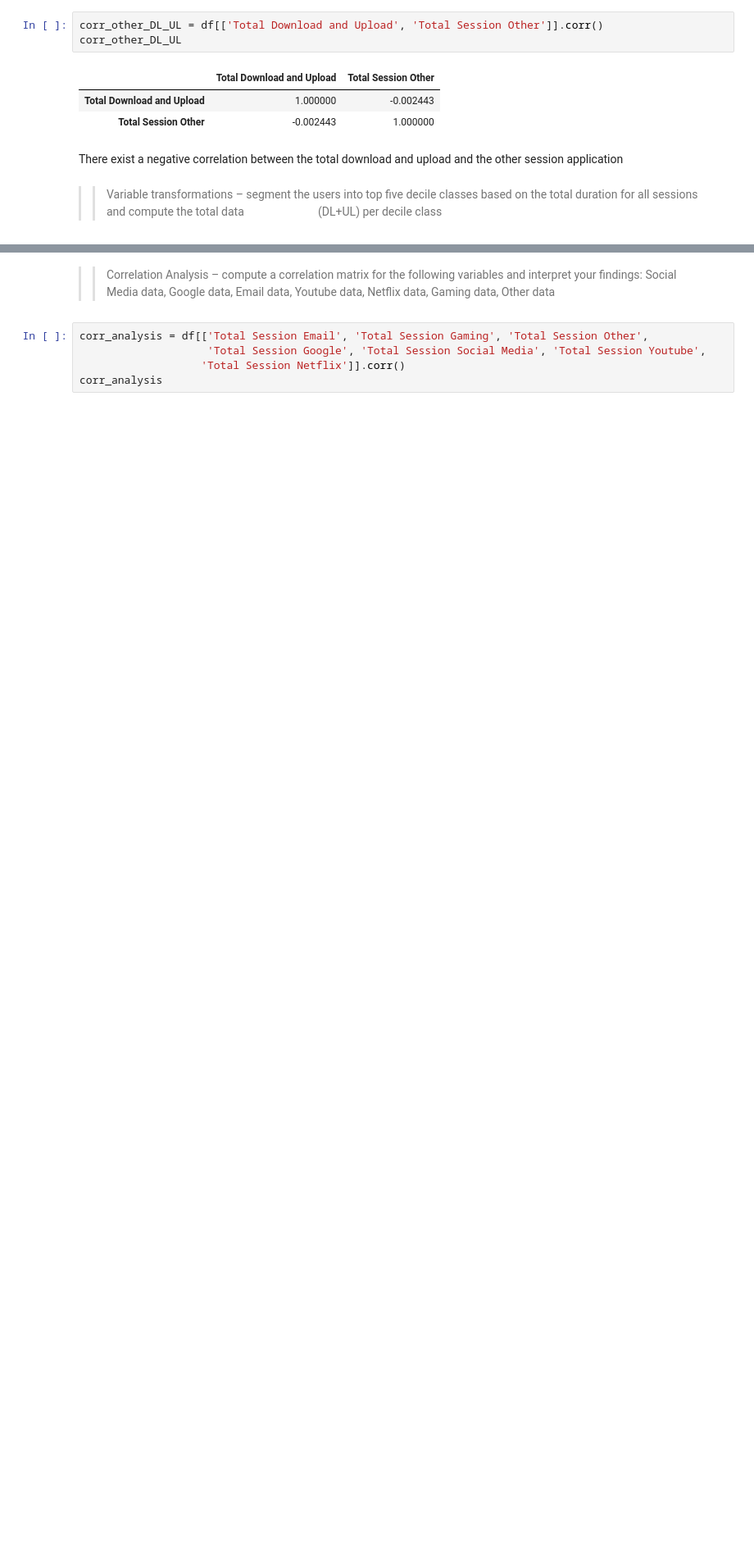
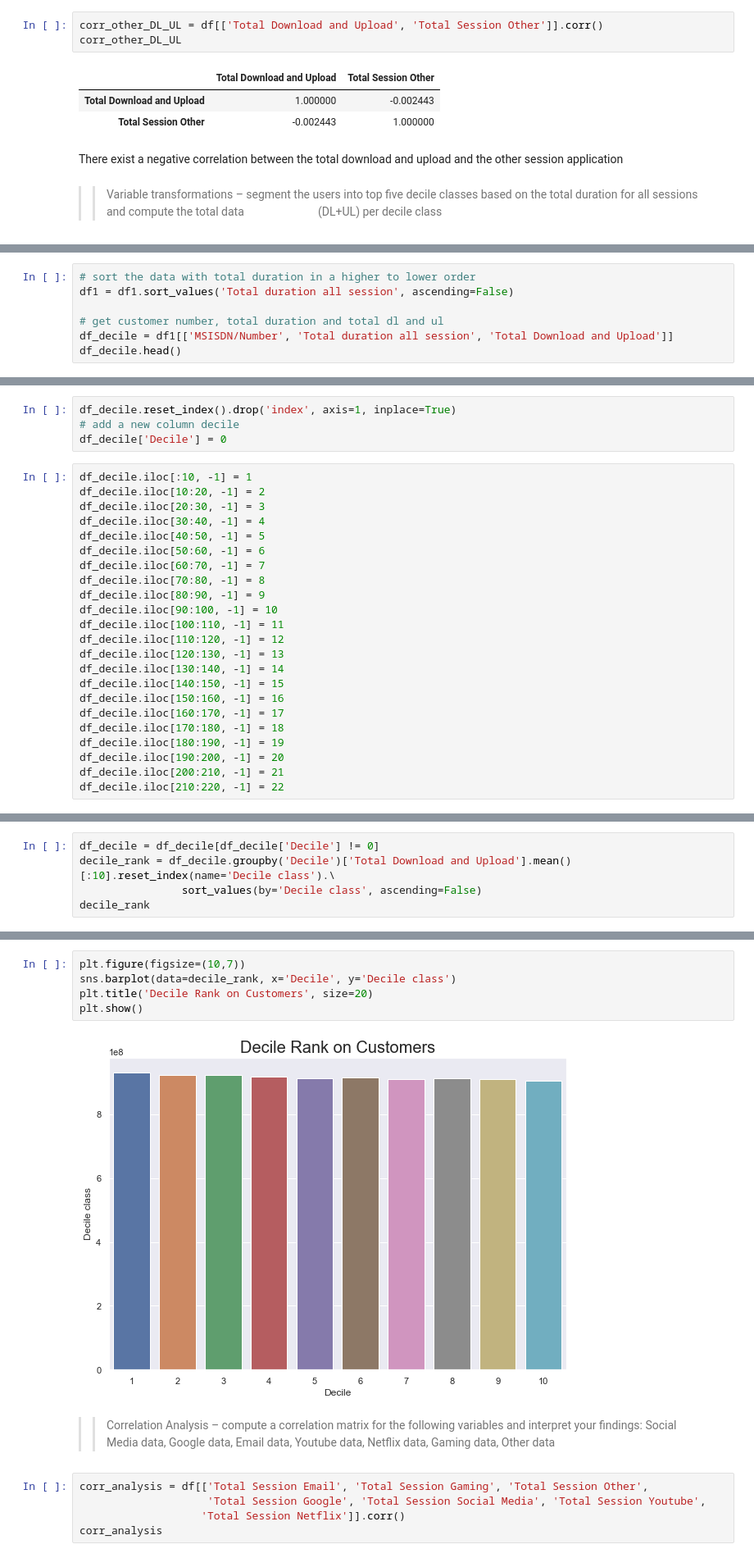
Before and after one commit to Abuton/telecommunication-data-analysis, a Jupyter notebook: Task 1 (User Overview) alaroabubakarolayemi@yahoo.com (ID- 998472020).ipynb, the cells around one changed output, grey strips where cells are left out. Shown at 82% size. Cells and saved outputs as stored; diff of their text form; blank space fills up the shorter version.

```diff
--- a/Task 1 (User Overview) alaroabubakarolayemi@yahoo.com (ID- 998472020).ipynb
+++ b/Task 1 (User Overview) alaroabubakarolayemi@yahoo.com (ID- 998472020).ipynb
@@ -821,0 +816,7 @@ Name: Total duration all session, dtype: int64
+# %%
+# sort the data with total duration in a higher to lower order
+df1 = df1.sort_values('Total duration all session', ascending=False)
+
+# get customer number, total duration and total dl and ul
+df_decile = df1[['MSISDN/Number', 'Total duration all session', 'Total Download and Upload']]
+df_decile.head()
@@ -821,0 +830,27 @@ Name: Total duration all session, dtype: int64
+# %%
+df_decile.reset_index().drop('index', axis=1, inplace=True)
+# add a new column decile
+df_decile['Decile'] = 0
+# %%
+df_decile.iloc[:10, -1] = 1
+df_decile.iloc[10:20, -1] = 2
+df_decile.iloc[20:30, -1] = 3
+df_decile.iloc[30:40, -1] = 4
+df_decile.iloc[40:50, -1] = 5
+df_decile.iloc[50:60, -1] = 6
+df_decile.iloc[60:70, -1] = 7
+df_decile.iloc[70:80, -1] = 8
+df_decile.iloc[80:90, -1] = 9
+df_decile.iloc[90:100, -1] = 10
+df_decile.iloc[100:110, -1] = 11
+df_decile.iloc[110:120, -1] = 12
+df_decile.iloc[120:130, -1] = 13
+df_decile.iloc[130:140, -1] = 14
+df_decile.iloc[140:150, -1] = 15
+df_decile.iloc[150:160, -1] = 16
+df_decile.iloc[160:170, -1] = 17
+df_decile.iloc[170:180, -1] = 18
+df_decile.iloc[180:190, -1] = 19
+df_decile.iloc[190:200, -1] = 20
+df_decile.iloc[200:210, -1] = 21
+df_decile.iloc[210:220, -1] = 22
@@ -821,0 +863,5 @@ Name: Total duration all session, dtype: int64
+# %%
+df_decile = df_decile[df_decile['Decile'] != 0]
+decile_rank = df_decile.groupby('Decile')['Total Download and Upload'].mean()[:10].reset_index(name='Decile class').\
+                sort_values(by='Decile class', ascending=False)
+decile_rank
@@ -822,3 +880,10 @@ Name: Total duration all session, dtype: int64
+# %%
+plt.figure(figsize=(10,7))
+sns.barplot(data=decile_rank, x='Decile', y='Decile class')
+plt.title('Decile Rank on Customers', size=20)
+plt.show()
+# %% [output]
+[figure, added]
 # %% [markdown]
 >> Correlation Analysis – compute a correlation matrix for the following variables and interpret your findings: Social Media data, Google data, Email data, Youtube data, Netflix data, Gaming data, Other data
 # %%
```
Also changed, not shown: parts of 26 cells of this notebook.
